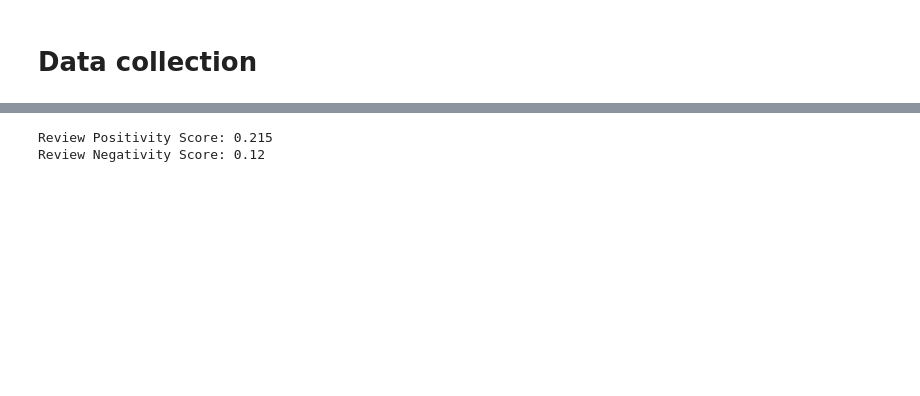
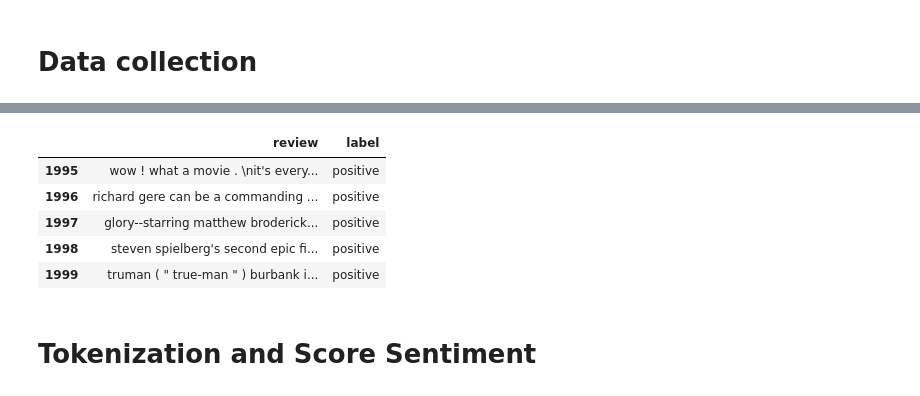
Before and after one commit to IIJanaII/ml_nlp, a Jupyter notebook: NLP_TD2.ipynb, the cells around one changed output, grey strips where cells are left out. Cells and saved outputs as stored; diff of their text form; code cells hidden in the pictures; blank space fills up the shorter version.

```diff
--- a/NLP_TD2.ipynb
+++ b/NLP_TD2.ipynb
@@ -177,30 +40,33 @@ else:
-# %%
-def calculate_review_sentiment_scores(adverbs_with_sentiment):
-    # Initialize variables to accumulate positivity and negativity scores
-    total_positivity = 0
-    total_negativity = 0
-    num_adverbs = 0
-
-    for word, pos_score, neg_score, _ in adverbs_with_sentiment:
-        total_positivity += pos_score
-        total_negativity += neg_score
-        num_adverbs += 1
-
-    # Calculate average scores
-    if num_adverbs > 0:
-        avg_positivity = total_positivity / num_adverbs
-        avg_negativity = total_negativity / num_adverbs
-    else:
-        avg_positivity = 0
-        avg_negativity = 0
-
-    return avg_positivity, avg_negativity
-
-# Calculate sentiment scores for the review
-avg_positivity, avg_negativity = calculate_review_sentiment_scores(adverbs_with_sentiment)
-
-print(f"Review Positivity Score: {avg_positivity}")
-print(f"Review Negativity Score: {avg_negativity}")
-# %% [output]
-Review Positivity Score: 0.215
-Review Negativity Score: 0.12
+# %%
+
+neg_path="C:/Users/jega_/review_polarity/txt_sentoken/neg"
+positive_path="C:/Users/jega_/review_polarity/txt_sentoken/pos"
+# %%
+reviews = []
+labels = []
+# %%
+for folder_name in [neg_path, positive_path]:
+    if folder_name.endswith("pos"):
+        label="positive"
+    elif folder_name.endswith("neg"):
+        label="negative"
+
+    for filename in os.listdir(folder_name):
+        file_path = os.path.join(folder_name, filename)
+        with open(file_path, 'r', encoding='utf-8') as file:
+            text = file.read()
+            reviews.append(text)
+            labels.append(label)
+# %%
+data = pd.DataFrame({'review': reviews, 'label': labels})
+# %%
+data.tail()
+# %% [output]
+|  | review | label |
+| 1995 | wow ! what a movie . \nit's every... | positive |
+| 1996 | richard gere can be a commanding ... | positive |
+| 1997 | glory--starring matthew broderick... | positive |
+| 1998 | steven spielberg's second epic fi... | positive |
+| 1999 | truman ( " true-man " ) burbank i... | positive |
+# %% [markdown]
+# **Tokenization and Score Sentiment**
```
Also changed, not shown: parts of 29 cells of this notebook, 2 other files.
